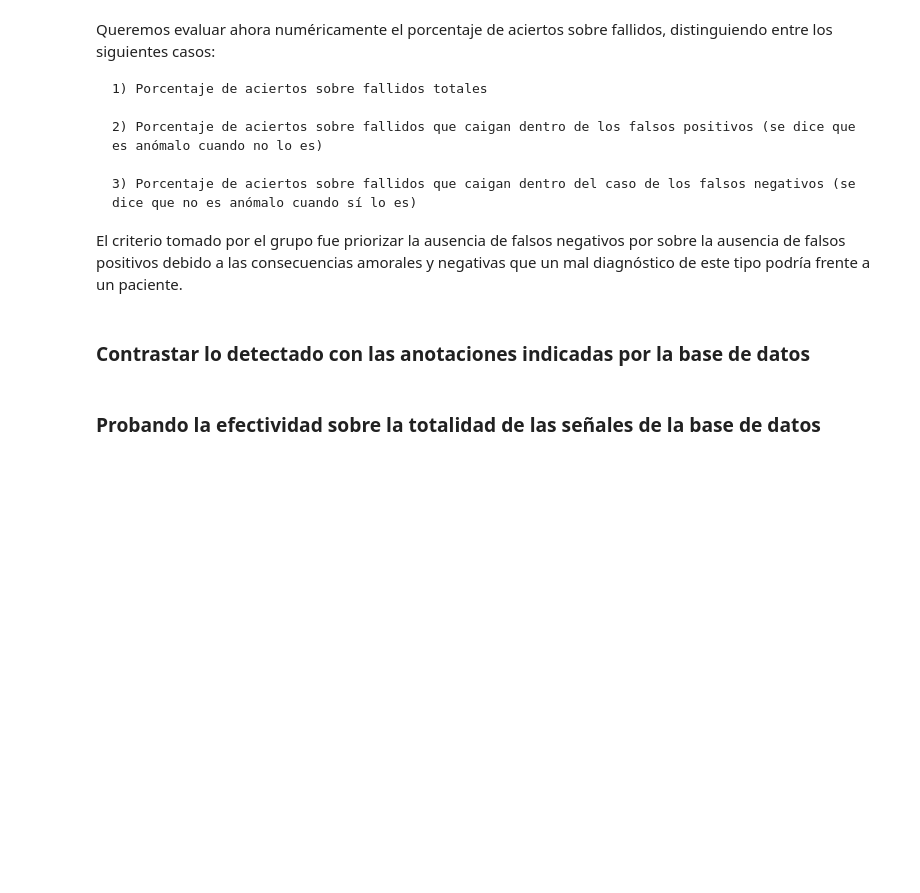
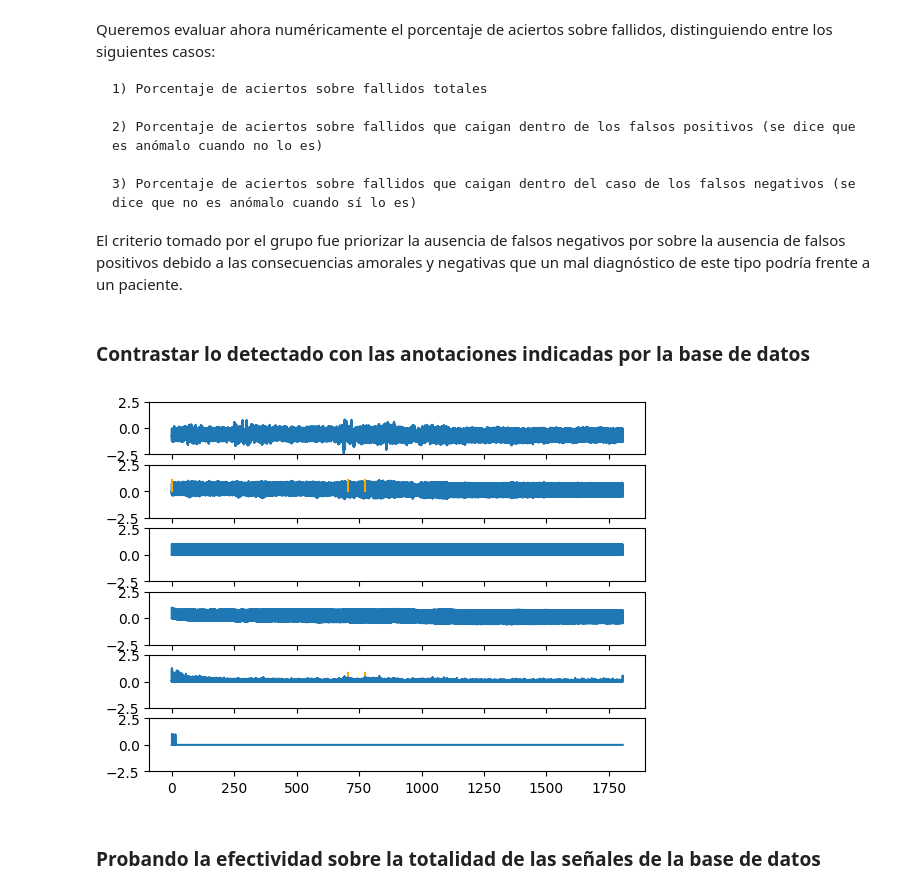
Before and after one commit to taomasgonzalez/Electrocardiogram-RLS, a Jupyter notebook: Notebook/Electrocardiogram_RLS.ipynb, the cells around one changed output. Cells and saved outputs as stored; diff of their text form; code cells hidden in the pictures; blank space fills up the shorter version.

```diff
--- a/Notebook/Electrocardiogram_RLS.ipynb
+++ b/Notebook/Electrocardiogram_RLS.ipynb
@@ -147,7 +159,7 @@ El ruido principal que afectará al comportamiento del filtro a implementar es a
 # %%
 def noise_filtering(signal):
     b, a = scsig.butter(4, 0.1 * 2 * np.pi, btype='highpass', fs=360)
-    return scsig.filtfilt(b, a, original)
+    return scsig.filtfilt(b, a, signal)
 # %% [markdown]
 ## Implementación del filtro adaptativo
 # %% [markdown]
@@ -437,8 +449,11 @@ fs = 360
 
 def getErrors(signal, periodSignal):
   """
+      signal: Señal de error, a partir de la cual se obtendrán las anomalias
+      periodSignal: Señal que vale 1 en el instante de tiempo en el que inicia un periodo de signal.
+                    0 en todo otro momento
       ouput: Vector que tiene un 0 en aquellas posiciones que no se detecto anomalia
-            y un 1 en aquellas en las que si se detecto anomalia
+                    y un 1 en aquellas en las que si se detecto anomalia
       errorCount: cantidad total de anomalias en el arreglo output"""
   acum = 0
 
@@ -450,8 +465,8 @@ def getErrors(signal, periodSignal):
       acum += signal[i]**2
       wavgSum += signal[i]**2 * i
 
+      # Si inicia un nuevo periodo de la señal
       if periodSignal[i] > 0.5:
-          #print(acum)
           if acum > thresholdError:
               wavg = int(round(wavgSum /acum))
 
@@ -520,7 +535,7 @@ def plotSignal(code):
     errores = list(all_signals[code]["anomalies"].keys())
     errores = [float(errores[i]) / fs for i in range(len(errores))]
 
-    noise_filtering(signal=original)
+    señal = noise_filtering(signal=original)
 
     peaksList, _ = find_peaks(señal, height=0.5, distance=time_cycle/4*fs)
     peaks = np.zeros(len(señal))
@@ -533,8 +548,6 @@ def plotSignal(code):
 
     myFilterARF = filterARF(500, 0.01)
     filtered, error = myFilterARF.train(peaks, señal)
-
-    getErrors(error, peaks)
 
     fig, (ax0, ax1, ax2, ax3, ax4, ax5) = plt.subplots(6, sharex=True, sharey=True)
     ax0.set_ylim(-2.5, 2.5)
@@ -550,8 +563,8 @@ def plotSignal(code):
 
     anomaly_plotter(axis=ax4, anomalies=errores, timespan=timespan, min=min(error), max=max(error))
 
+
     ax4.plot(t, abs(error))
-
     erroresCalculados, errorCount = getErrors(error, peaks)
 
     ax5.plot(t, erroresCalculados)
@@ -562,6 +575,11 @@ def plotSignal(code):
         erroresReales[int(round(a*fs))] = 1
 
     return erroresReales, erroresCalculados, len(errores), errorCount
+# %%
+plotSignal('112')
+plt.show()
+# %% [output]
+[figure, added]
 # %% [markdown]
 ### Probando la efectividad sobre la totalidad de las señales de la base de datos
 # %% [markdown]
```
Also changed, not shown: parts of 6 cells of this notebook.
